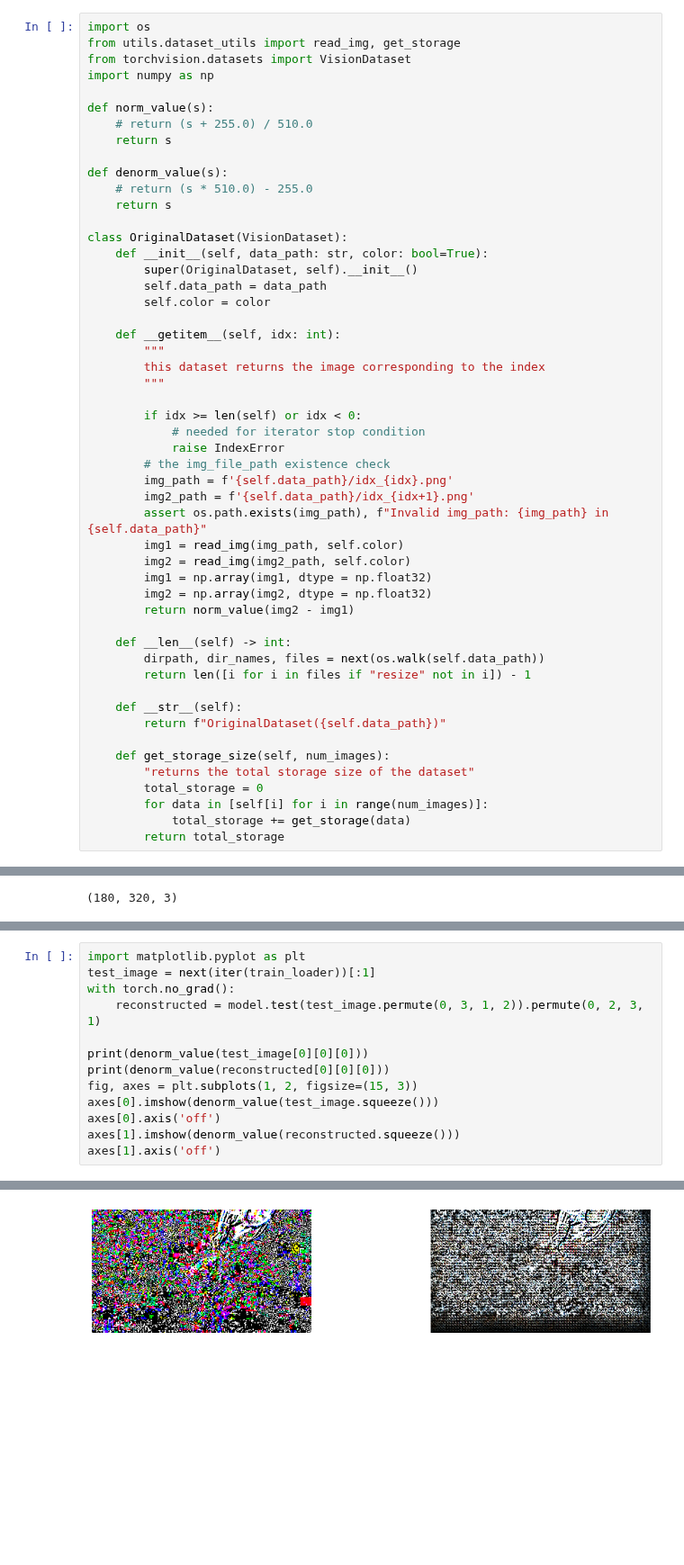
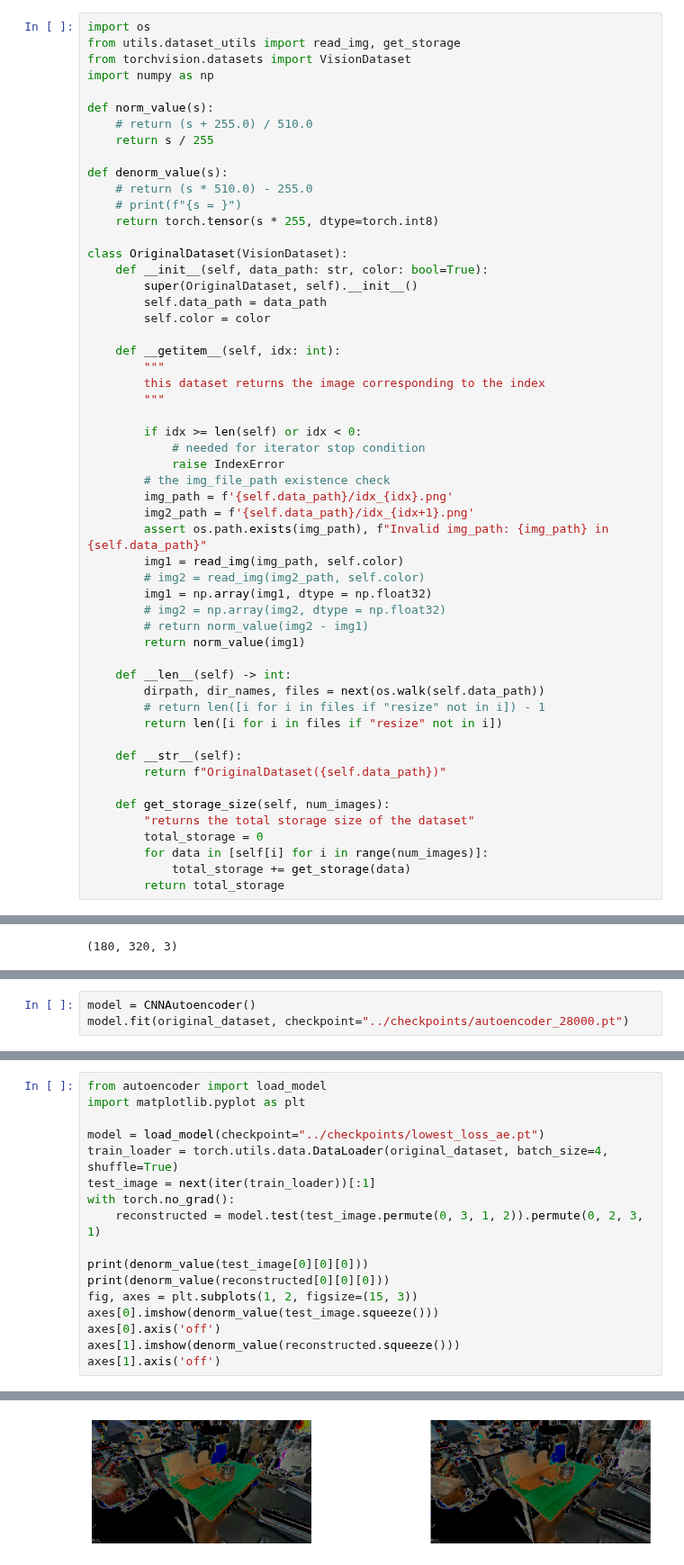
Before and after one commit to suman1209/robotics_dataset_compression, a Jupyter notebook: research/autoencoder.ipynb, the cells around one changed output, grey strips where cells are left out. Shown at 90% size. Saved outputs shown, nothing was run; the diff lists cells and outputs as text; blank space fills up the shorter version.

Commit message:
feat(autoencoder-enhancement): trained autoencoder and refactored code

```diff
--- a/research/autoencoder.ipynb
+++ b/research/autoencoder.ipynb
@@ -10,11 +14,12 @@ import numpy as np
 
 def norm_value(s):
     # return (s + 255.0) / 510.0
-    return s
+    return s / 255
 
 def denorm_value(s):
     # return (s * 510.0) - 255.0
-    return s
+    # print(f"{s = }")
+    return torch.tensor(s * 255, dtype=torch.int8)
 
 class OriginalDataset(VisionDataset):
     def __init__(self, data_path: str, color: bool=True):
@@ -35,14 +40,16 @@ class OriginalDataset(VisionDataset):
         img2_path = f'{self.data_path}/idx_{idx+1}.png'
         assert os.path.exists(img_path), f"Invalid img_path: {img_path} in {self.data_path}"
         img1 = read_img(img_path, self.color)
-        img2 = read_img(img2_path, self.color)
+        # img2 = read_img(img2_path, self.color)
         img1 = np.array(img1, dtype = np.float32)
-        img2 = np.array(img2, dtype = np.float32)
-        return norm_value(img2 - img1)
+        # img2 = np.array(img2, dtype = np.float32)
+        # return norm_value(img2 - img1)
+        return norm_value(img1)
 
     def __len__(self) -> int:
         dirpath, dir_names, files = next(os.walk(self.data_path))
-        return len([i for i in files if "resize" not in i]) - 1
+        # return len([i for i in files if "resize" not in i]) - 1
+        return len([i for i in files if "resize" not in i])
 
     def __str__(self):
         return f"OriginalDataset({self.data_path})"
@@ -171,0 +83,3 @@ Finish
+# %%
+model = CNNAutoencoder()
+model.fit(original_dataset, checkpoint="../checkpoints/autoencoder_28000.pt")
@@ -172,5 +104,9 @@ Finish
 # %%
+from autoencoder import load_model
 import matplotlib.pyplot as plt
+
+model = load_model(checkpoint="../checkpoints/lowest_loss_ae.pt")
+train_loader = torch.utils.data.DataLoader(original_dataset, batch_size=4, shuffle=True)
 test_image = next(iter(train_loader))[:1]
 with torch.no_grad():
     reconstructed = model.test(test_image.permute(0, 3, 1, 2)).permute(0, 2, 3, 1)
@@ -191,2 +127,2 @@ Clipping input data to the valid range for imshow with RGB data ([0..1] for floa
 (-0.5, 319.5, 179.5, -0.5)
-[figure, old version]
+[figure, new version]
```
Also changed, not shown: parts of 8 cells of this notebook, 3 other files.
